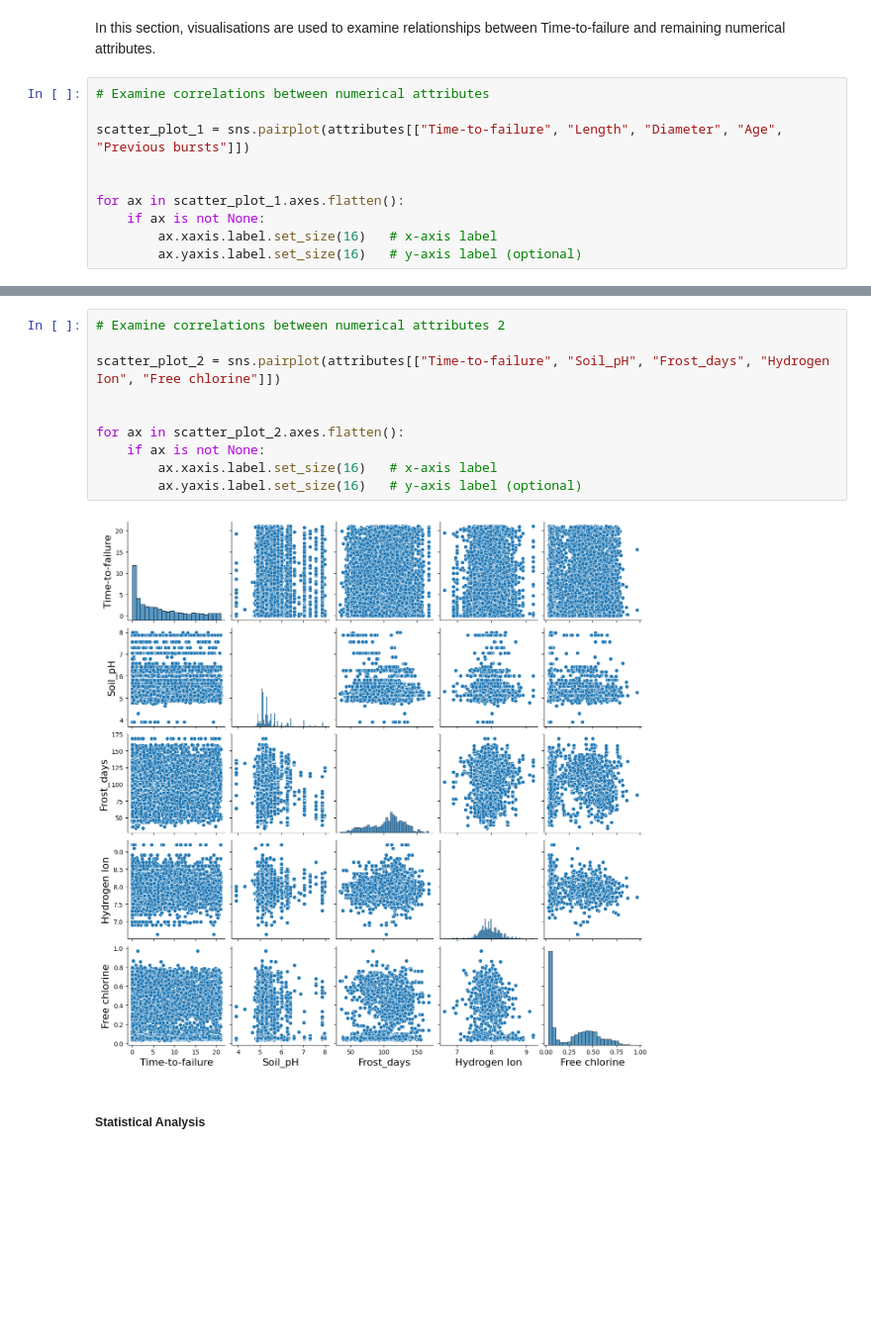
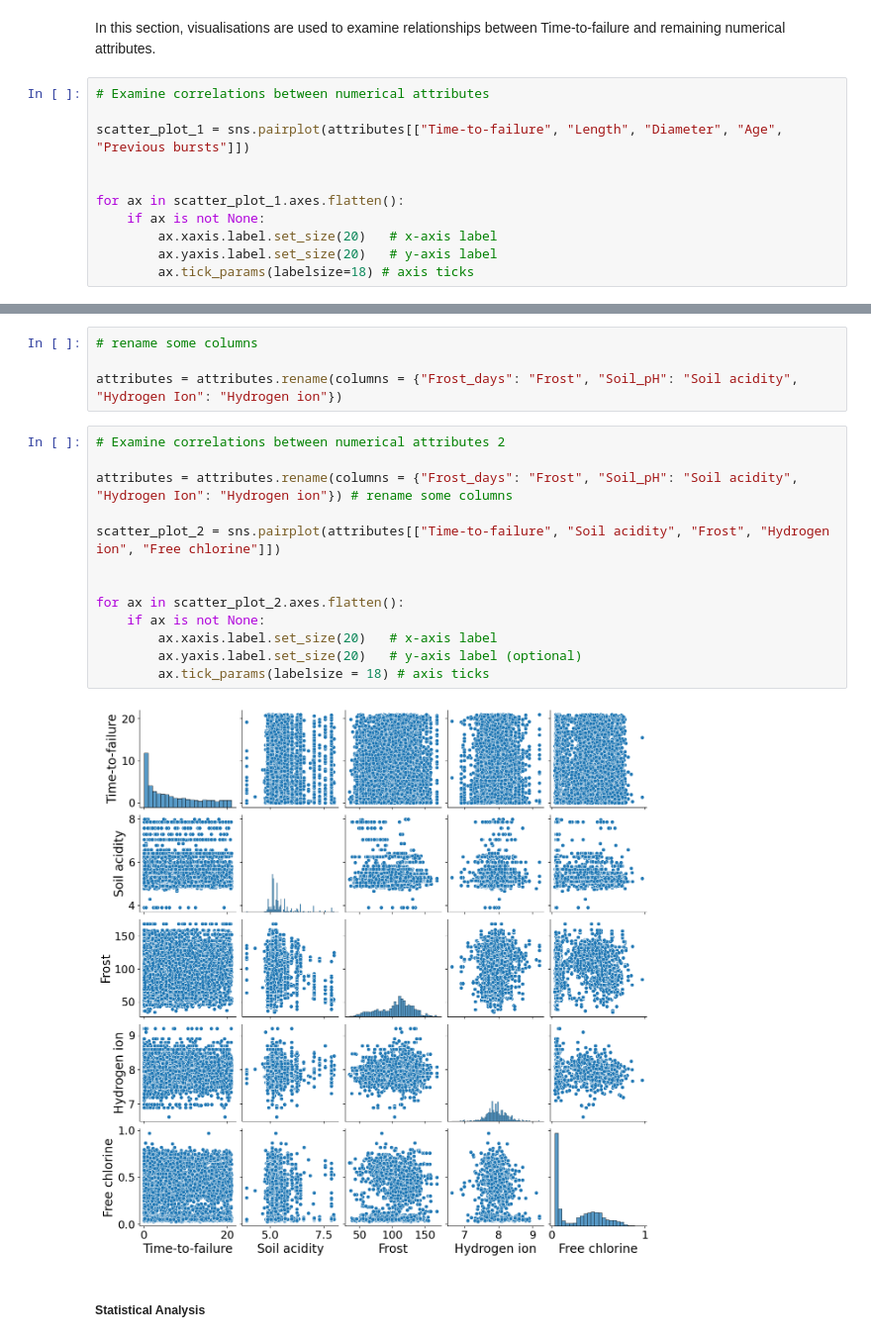
Before and after one commit to UlaStats/MSc-project-pipe-failure-prediction, a Jupyter notebook: Data_Analysis.ipynb, the cells around one changed output, grey strips where cells are left out. Shown at 99% size. Saved outputs shown, nothing was run; the diff lists cells and outputs as text; blank space fills up the shorter version.

```diff
--- a/Data_Analysis.ipynb
+++ b/Data_Analysis.ipynb
@@ -41,6 +41,7 @@ scatter_plot_1 = sns.pairplot(attributes[["Time-to-failure", "Length", "Diameter
 
 for ax in scatter_plot_1.axes.flatten():
     if ax is not None:
-        ax.xaxis.label.set_size(16)   # x-axis label
-        ax.yaxis.label.set_size(16)   # y-axis label (optional)
+        ax.xaxis.label.set_size(20)   # x-axis label
+        ax.yaxis.label.set_size(20)   # y-axis label
+        ax.tick_params(labelsize=18) # axis ticks
 # %% [output]
@@ -48,15 +49,22 @@ for ax in scatter_plot_1.axes.flatten():
+# %%
+# rename some columns
+
+attributes = attributes.rename(columns = {"Frost_days": "Frost", "Soil_pH": "Soil acidity", "Hydrogen Ion": "Hydrogen ion"})
 # %%
 # Examine correlations between numerical attributes 2
 
-scatter_plot_2 = sns.pairplot(attributes[["Time-to-failure", "Soil_pH", "Frost_days", "Hydrogen Ion", "Free chlorine"]])
+attributes = attributes.rename(columns = {"Frost_days": "Frost", "Soil_pH": "Soil acidity", "Hydrogen Ion": "Hydrogen ion"}) # rename some columns
+
+scatter_plot_2 = sns.pairplot(attributes[["Time-to-failure", "Soil acidity", "Frost", "Hydrogen ion", "Free chlorine"]])
 
 
 for ax in scatter_plot_2.axes.flatten():
     if ax is not None:
-        ax.xaxis.label.set_size(16)   # x-axis label
-        ax.yaxis.label.set_size(16)   # y-axis label (optional)
+        ax.xaxis.label.set_size(20)   # x-axis label
+        ax.yaxis.label.set_size(20)   # y-axis label (optional)
+        ax.tick_params(labelsize = 18) # axis ticks
 # %% [output]
-[figure, old version]
+[figure, new version]
 # %% [markdown]
 ##### Statistical Analysis
 # %%
```
Also changed, not shown: parts of 12 cells of this notebook.
